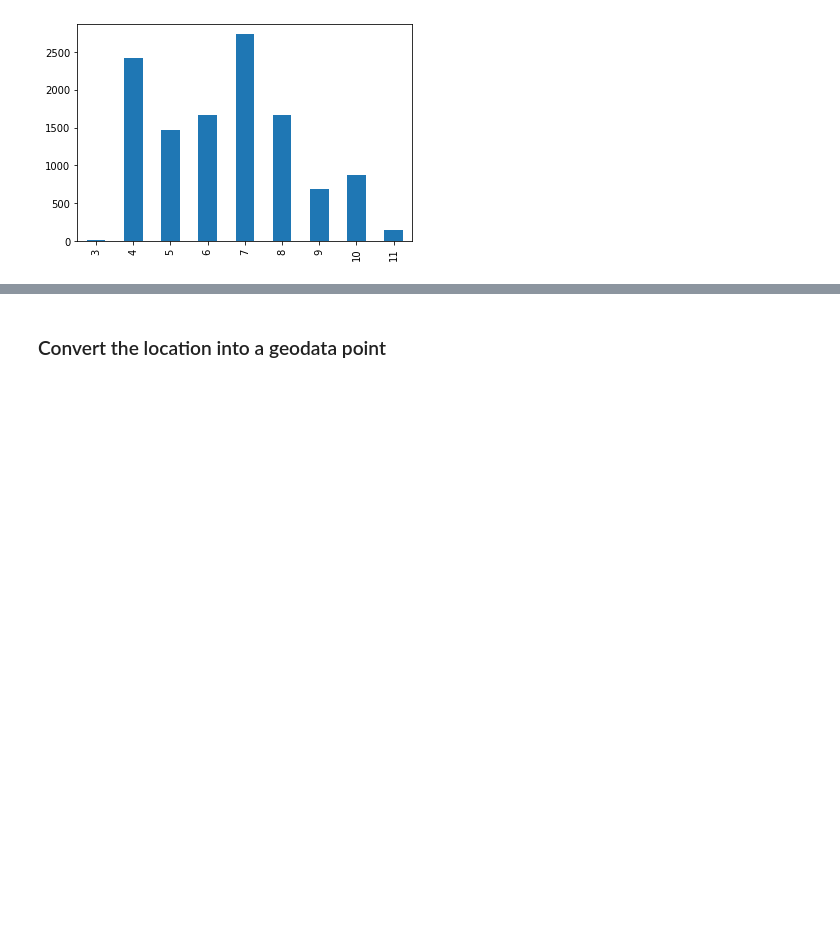
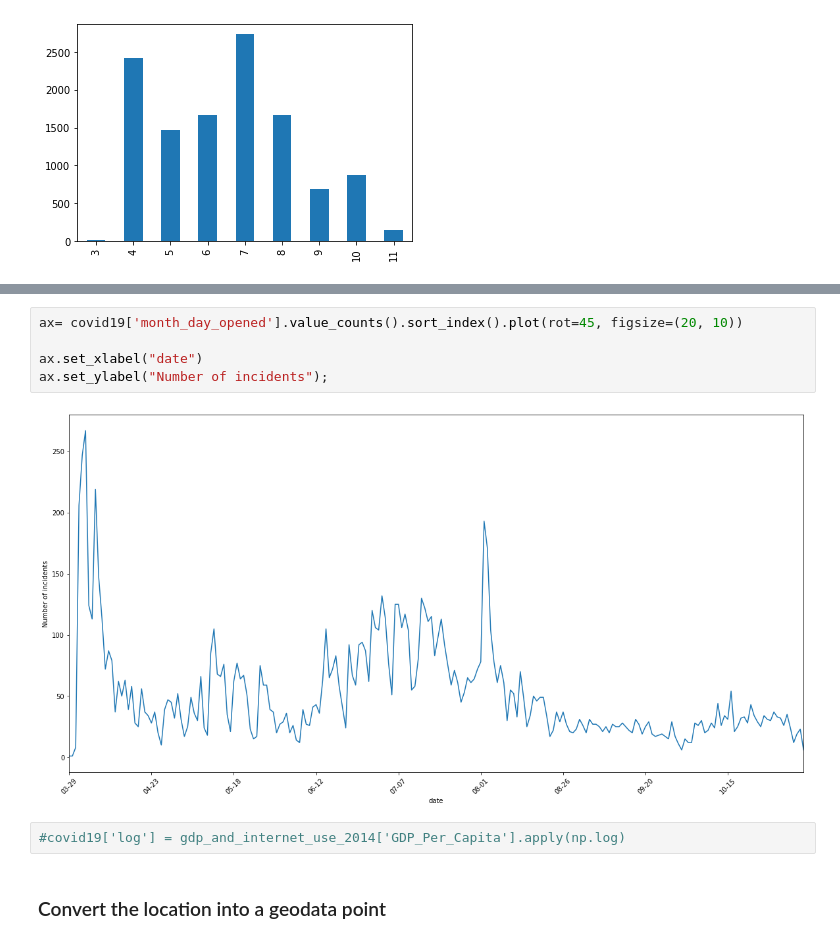
Before and after one commit to nss-data-science-cohort-4/dq4-covid-nashville-dq4_atk, a Jupyter notebook: notebooks/part1_alg.ipynb, the cells around one changed output, grey strips where cells are left out. Cells and saved outputs as stored; diff of their text form; blank space fills up the shorter version.

```diff
--- a/notebooks/part1_alg.ipynb
+++ b/notebooks/part1_alg.ipynb
@@ -131,3 +123,12 @@ covid19['month_opened'].value_counts().sort_index().plot(kind="bar");
+# %%
+ax= covid19['month_day_opened'].value_counts().sort_index().plot(rot=45, figsize=(20, 10))
+
+ax.set_xlabel("date")
+ax.set_ylabel("Number of incidents");
+# %% [output]
+[figure, added]
+# %%
+#covid19['log'] = gdp_and_internet_use_2014['GDP_Per_Capita'].apply(np.log)
 # %% [markdown]
 ### Convert the location into a geodata point
 # %%
```
Also changed, not shown: parts of 29 cells of this notebook.
